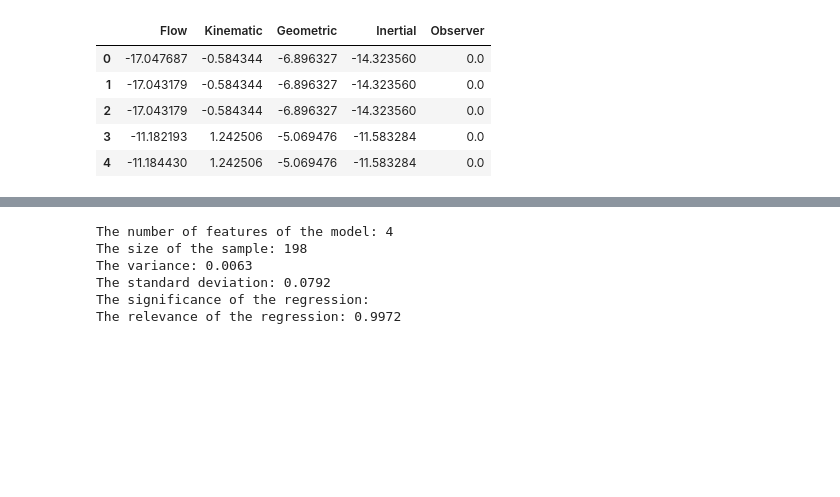
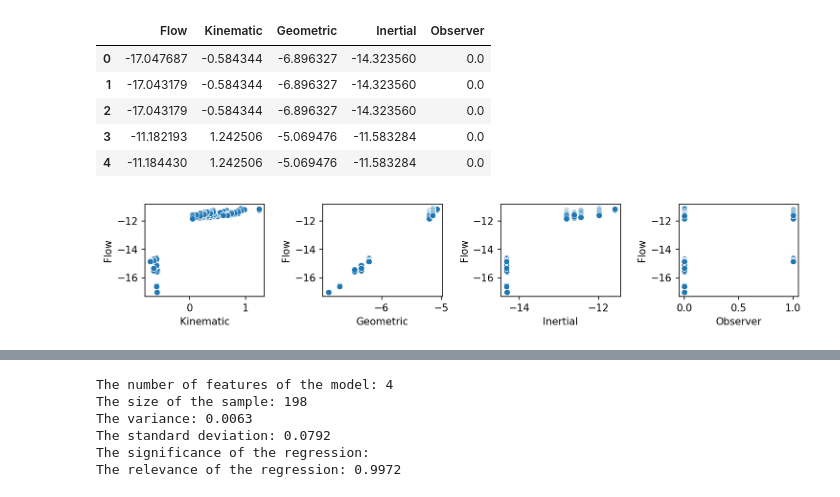
Before and after one commit to S1gge/Statistiska-Metoder-Sigge-Parakhnevich, a Jupyter notebook: Labb_Linear_regression/LR.ipynb, the cells around one changed output, grey strips where cells are left out. Drawn from its saved outputs; the diff is of its cells as text; code cells hidden in the pictures; blank space fills up the shorter version.

Commit message:
Plot done.

```diff
--- a/Labb_Linear_regression/LR.ipynb
+++ b/Labb_Linear_regression/LR.ipynb
@@ -13,3 +15,12 @@ data.head()
 | 4 | -11.184430 | 1.242506 | -5.069476 | -11.583284 | 0.0 |
 # %%
 l_reg = Linear_Regression((data['Flow']), data[['Kinematic', 'Geometric', 'Inertial', 'Observer']])
+# %%
+fig, ax = plt.subplots(1, l_reg.d, dpi=150, figsize=(10,2))
+
+for i, feature in enumerate(data.columns[1:]):
+    sns.scatterplot(data=data, x = feature, y = 'Flow', ax=ax[i])
+
+fig.tight_layout()
+# %% [output]
+[figure, added]
```
Also changed, not shown: parts of 3 cells of this notebook.
